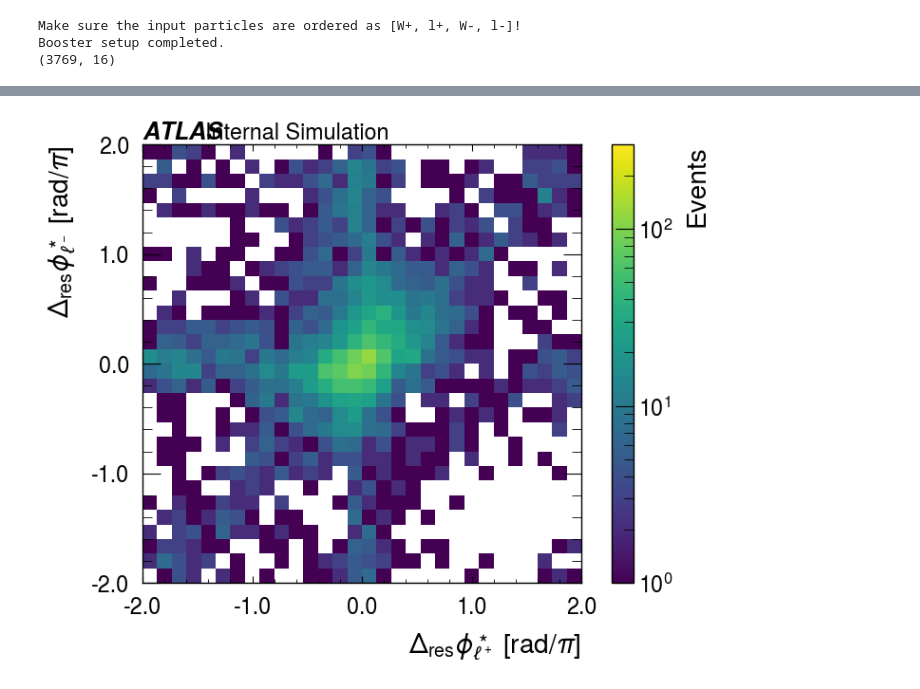
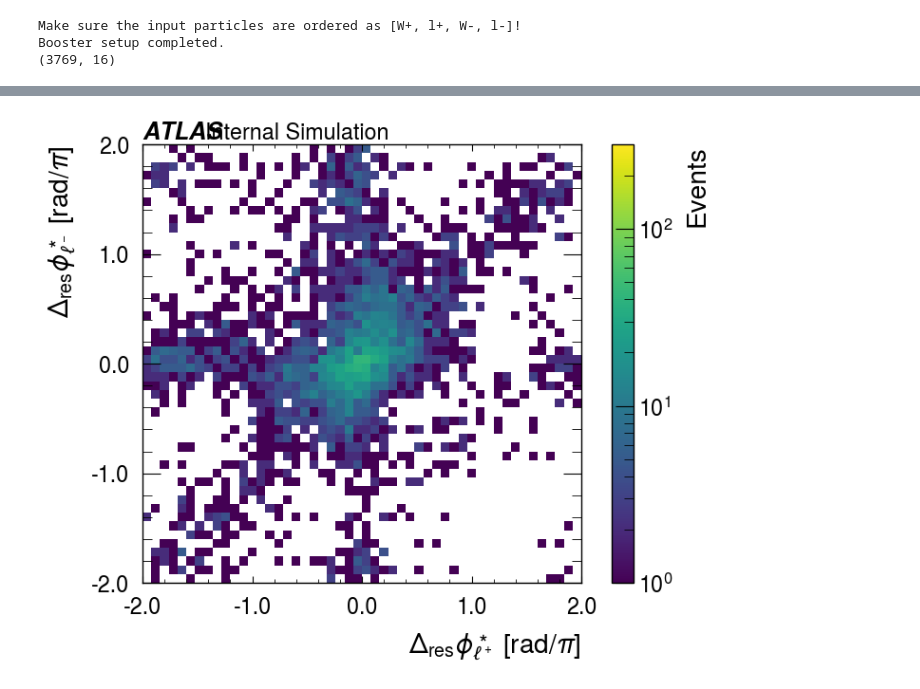
Before and after one commit to yygarypeng/ww-pcres, a Jupyter notebook: visualize.ipynb, the cells around one changed output, grey strips where cells are left out. Saved outputs shown, nothing was run; the diff lists cells and outputs as text; code cells hidden in the pictures.

```diff
--- a/visualize.ipynb
+++ b/visualize.ipynb
@@ -86,22 +86,22 @@ true_met_py = train_features[:, 21]
 pred_w0_px = predictions[..., 0]
 pred_w0_py = predictions[..., 1]
 pred_w0_pz = predictions[..., 2]
-pred_w0_energy = predictions[..., 3]
+pred_w0_energy = np.expm1(predictions[..., 3])
 pred_w1_px = predictions[..., 4]
 pred_w1_py = predictions[..., 5]
 pred_w1_pz = predictions[..., 6]
-pred_w1_energy = predictions[..., 7]
+pred_w1_energy = np.expm1(predictions[..., 7])
 pred_w0_mass_2 = pred_w0_energy**2 - (pred_w0_px**2 + pred_w0_py**2 + pred_w0_pz**2)
 pred_w1_mass_2 = pred_w1_energy**2 - (pred_w1_px**2 + pred_w1_py**2 + pred_w1_pz**2)
 
 true_w0_px = true_labels[..., 0]
 true_w0_py = true_labels[..., 1]
 true_w0_pz = true_labels[..., 2]
-true_w0_energy = true_labels[..., 3]
+true_w0_energy = np.expm1(true_labels[..., 3])
 true_w1_px = true_labels[..., 4]
 true_w1_py = true_labels[..., 5]
 true_w1_pz = true_labels[..., 6]
-true_w1_energy = true_labels[..., 7]
+true_w1_energy = np.expm1(true_labels[..., 7])
 true_w0_mass_2 = true_labels[..., 8] ** 2
 true_w1_mass_2 = true_labels[..., 9] ** 2
 # %%
@@ -372,9 +373,9 @@ Rel err < 20%: 18.94 %
 # %%
 l0_theta_res = pred_l0_theta_phi[0] - true_l0_theta_phi[0]
 l1_theta_res = pred_l1_theta_phi[0] - true_l1_theta_phi[0]
-plot_2d_res_hist(l0_theta_res, l1_theta_res, name_pos=r"$\theta^\ast_{\ell^+}$", name_neg=r"$\theta^\ast_{\ell^-}$", bins_edges=np.linspace(-1, 1, 31), log=True, unit="rad/$\pi$", color="black", vmax=3e2)
+plot_2d_res_hist(l0_theta_res, l1_theta_res, name_pos=r"$\theta^\ast_{\ell^+}$", name_neg=r"$\theta^\ast_{\ell^-}$", bins_edges=np.linspace(-1, 1, 51), log=True, unit="rad/$\pi$", color="black", vmax=3e2)
 
 l0_phi_res = pred_l0_theta_phi[1] - true_l0_theta_phi[1]
 l1_phi_res = pred_l1_theta_phi[1] - true_l1_theta_phi[1]
-plot_2d_res_hist(l0_phi_res, l1_phi_res, name_pos=r"$\phi^\ast_{\ell^+}$", name_neg=r"$\phi^\ast_{\ell^-}$", bins_edges=np.linspace(-2, 2, 31), log=True, unit="rad/$\pi$", color="black", vmax=3e2)
+plot_2d_res_hist(l0_phi_res, l1_phi_res, name_pos=r"$\phi^\ast_{\ell^+}$", name_neg=r"$\phi^\ast_{\ell^-}$", bins_edges=np.linspace(-2, 2, 51), log=True, unit="rad/$\pi$", color="black", vmax=3e2)
 # %% [output]
@@ -382,4 +383,4 @@ plot_2d_res_hist(l0_phi_res, l1_phi_res, name_pos=r"$\phi^\ast_{\ell^+}$", name_
-[figure, old version]
+[figure, new version]
 # %%
 log_dirs = glob.glob(f"./hww_pcres_regressor_nofold/logs/version_0/")
 print(f"Found log directories: {log_dirs}")
```
Also changed, not shown: parts of 15 cells of this notebook, 8 other files.
